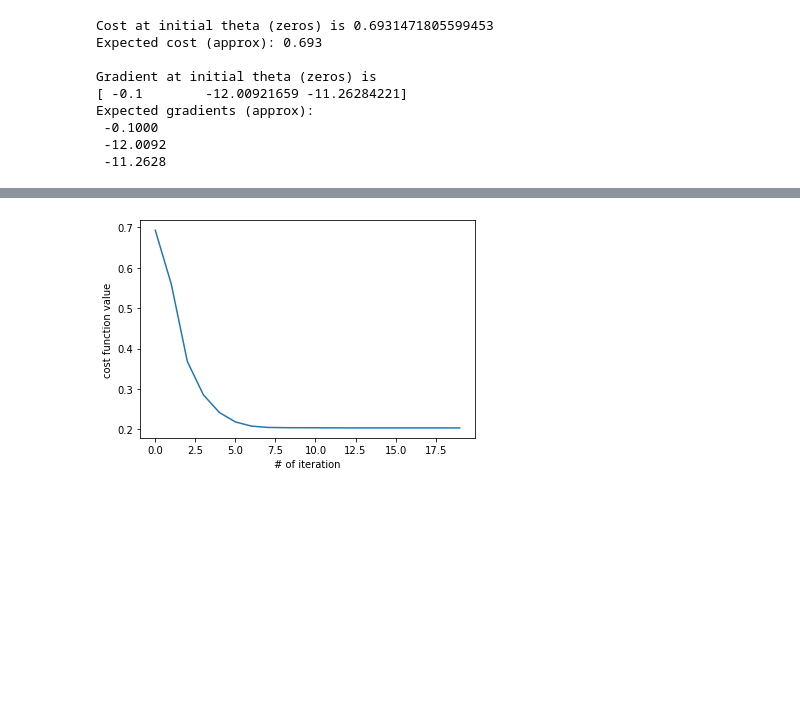
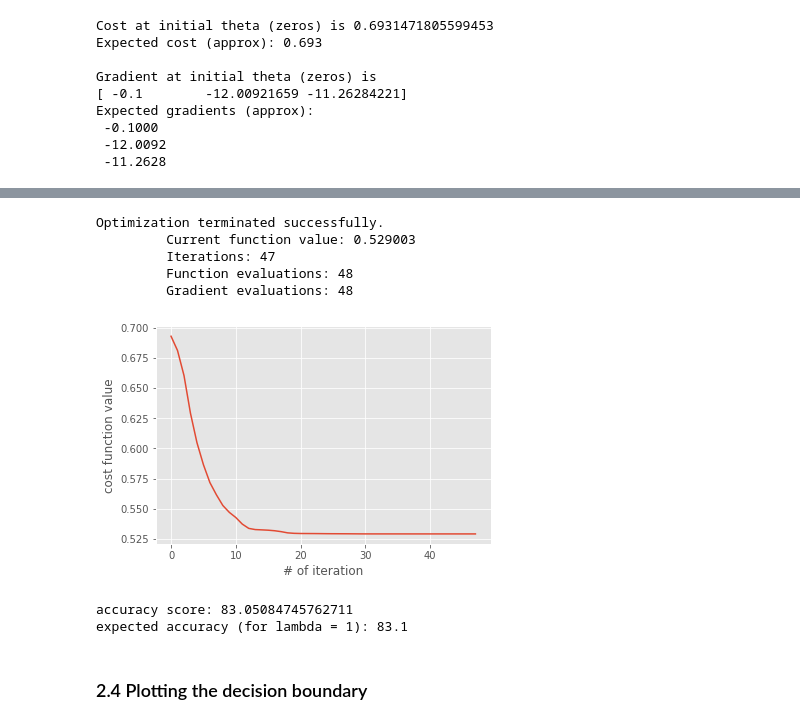
Before and after one commit to akapet00/andrew-ng-coursera-ml, a Jupyter notebook: ex2-logistic-regression/ex2.ipynb, the cells around one changed output, grey strips where cells are left out. Cells and saved outputs as stored; diff of their text form; code cells hidden in the pictures; blank space fills up the shorter version.

```diff
--- a/ex2-logistic-regression/ex2.ipynb
+++ b/ex2-logistic-regression/ex2.ipynb
@@ -116,0 +246,5 @@ plt.show()
+# %%
+X = df[['test1', 'test2']].values
+y = df['pass'].values.reshape(-1,1)
+
+X.shape
@@ -116,0 +295,14 @@ plt.show()
+# %%
+def mapFeature(X, degree=6):
+    x1 = X[:,0]
+    x2 = X[:,1]
+    x1.shape = (x1.size,1)
+    x2.shape = (x2.size,1)
+    X = np.ones((x1.size,1))
+    for i in range(1, degree+1):
+        for j in range(i+1):
+            X = np.append(X, x1**(i-j) * x2**j, axis=1)
+    return X
+# %%
+degree = 6
+X = mapFeature(X, degree)
@@ -116,0 +364,7 @@ plt.show()
+# %%
+n, m = X.shape
+initial_theta = np.zeros(m)
+
+_lambda = 1000
+cost = costFuncReg(initial_theta, X, y, _lambda)
+grad = gradientReg(initial_theta, X, y, _lambda)
@@ -117,18 +385,34 @@ plt.show()
 # %%
-# optimization with normalization of data -> faster convergence
-theta, theta_history = fmin_bfgs(costFunction,
+# optimization
+_lambda = 1
+theta, theta_history = fmin_bfgs(costFuncReg,
                                initial_theta,
-                               fprime = gradient,
-                               args=(X_norm_bias,y),
+                               fprime = gradientReg,
+                               args=(X,y,_lambda),
                                retall = 1,
-                               disp = 0)
+                               maxiter = 400)
 
 J = []
 for i, th in enumerate(theta_history):
-    J.append(costFunction(th, X_norm_bias, y))
+    J.append(costFuncReg(th, X, y, _lambda))
 plt.plot(J)
 plt.xlabel('# of iteration')
 plt.ylabel('cost function value')
 plt.show()
 # %% [output]
+Optimization terminated successfully.
+         Current function value: 0.529003
+         Iterations: 47
+         Function evaluations: 48
+         Gradient evaluations: 48
-[figure, old version]
+[figure, new version]
+# %%
+#accuracy
+acc = accuracy(theta, X, y);
+print(f'accuracy score: {acc}')
+print(f'expected accuracy (for lambda = 1): 83.1')
+# %% [output]
+accuracy score: 83.05084745762711
+expected accuracy (for lambda = 1): 83.1
+# %% [markdown]
+### 2.4 Plotting the decision boundary
```
Also changed, not shown: parts of 20 cells of this notebook.
